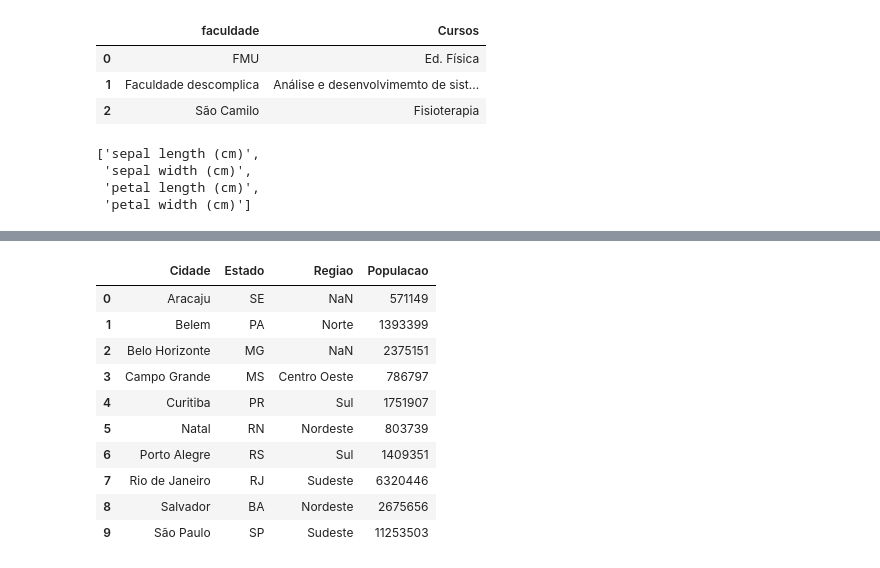
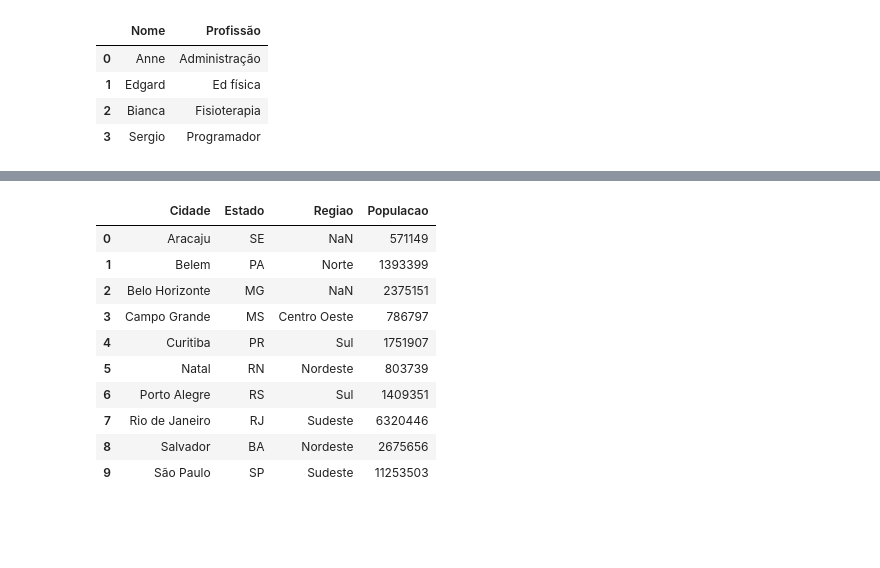
Before and after one commit to Renan023/revisao-e-treino, a Jupyter notebook: Revisão.ipynb, the cells around one changed output, grey strips where cells are left out. Cells and saved outputs as stored; diff of their text form; code cells hidden in the pictures; blank space fills up the shorter version.

```diff
--- a/Revisão.ipynb
+++ b/Revisão.ipynb
@@ -27,7 +22,0 @@ fac = pd.DataFrame(list,columns=['faculdade','Cursos'])
-# %%
-fac
-# %% [output]
-|  | faculdade | Cursos |
-| 0 | FMU | Ed. Física |
-| 1 | Faculdade descomplica | Análise e desenvolvimemto de sist... |
-| 2 | São Camilo | Fisioterapia |
@@ -38,2 +26,12 @@ y = iris. target
+# %%
+exemplo = pd.DataFrame(list,columns=['Nome','Profissão'])#criação de um dataframe puxando a lista da variável list
+# %%
+exemplo#print do dataframe list
+# %% [output]
+|  | Nome | Profissão |
+| 0 | Anne | Administração |
+| 1 | Edgard | Ed física |
+| 2 | Bianca | Fisioterapia |
+| 3 | Sergio | Programador |
 # %%
 arq = pd.read_excel('Estados.xlsx')
@@ -47,7 +38,0 @@ irs['target'] = pd.Categorical.from_codes(y, iris.target_names)
-# %%
-iris.feature_names
-# %% [output]
-['sepal length (cm)',
- 'sepal width (cm)',
- 'petal length (cm)',
- 'petal width (cm)']
```
Also changed, not shown: parts of 70 cells of this notebook.
